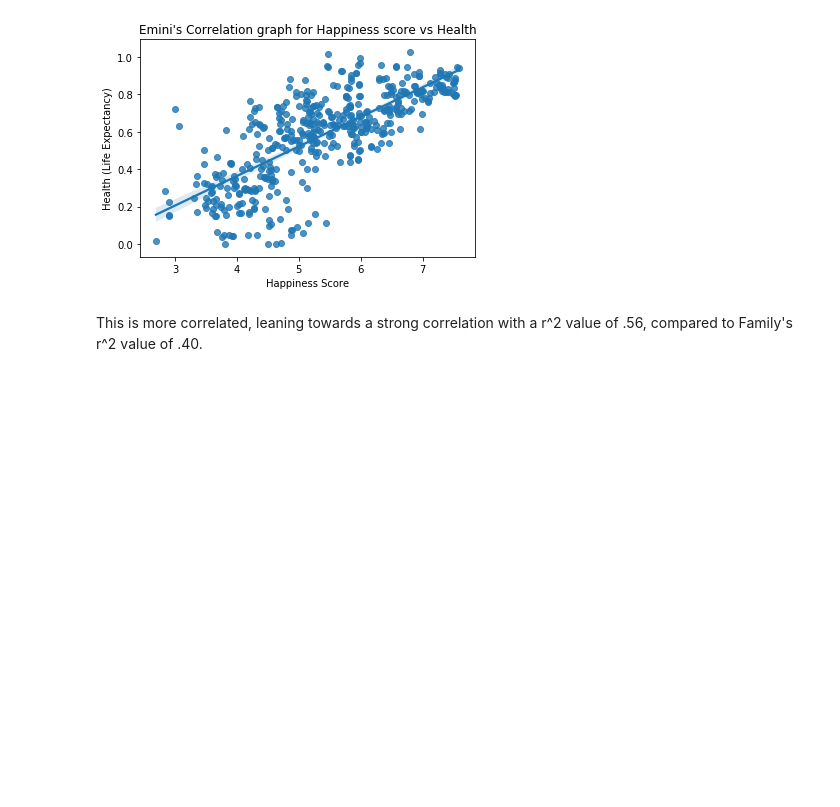
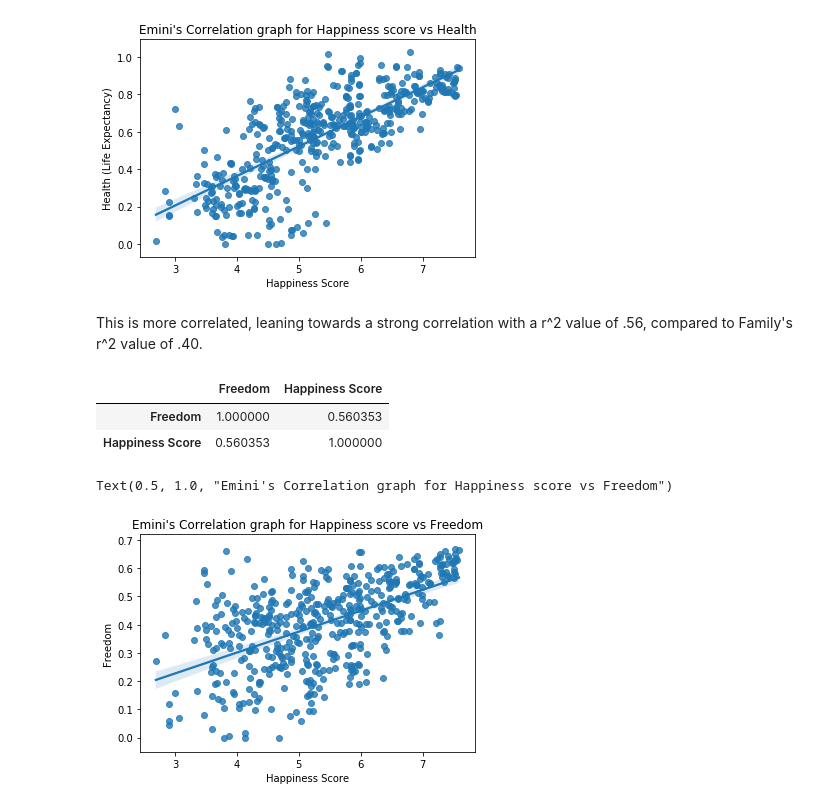
Before and after one commit to EOHFA-GOAT/world-happiness-analysis, a Jupyter notebook: World_Happiness_Exercise1.ipynb, the cells around one changed output. Drawn from its saved outputs; the diff is of its cells as text; code cells hidden in the pictures; blank space fills up the shorter version.

```diff
--- a/World_Happiness_Exercise1.ipynb
+++ b/World_Happiness_Exercise1.ipynb
@@ -317,3 +317,20 @@ Text(0.5, 1.0, "Emini's Correlation graph for Happiness score vs Health")
 [figure]
 # %% [markdown]
 This is more correlated, leaning towards a strong correlation with a r^2 value of .56, compared to Family's r^2 value of .40.
+# %%
+#Freedom
+freedom_happiness = ['Freedom', 'Happiness Score']
+
+freedom_corr = data[freedom_happiness]
+
+freedom_corr.corr()
+# %% [output]
+|  | Freedom | Happiness Score |
+| Freedom | 1.000000 | 0.560353 |
+| Happiness Score | 0.560353 | 1.000000 |
+# %%
+#Freedom Plot
+sns.regplot(data = freedom_corr, x = 'Happiness Score', y = 'Freedom').set_title("Emini's Correlation graph for Happiness score vs Freedom")
+# %% [output]
+Text(0.5, 1.0, "Emini's Correlation graph for Happiness score vs Freedom")
+[figure, added]
```
Also changed, not shown: parts of 12 cells of this notebook.
